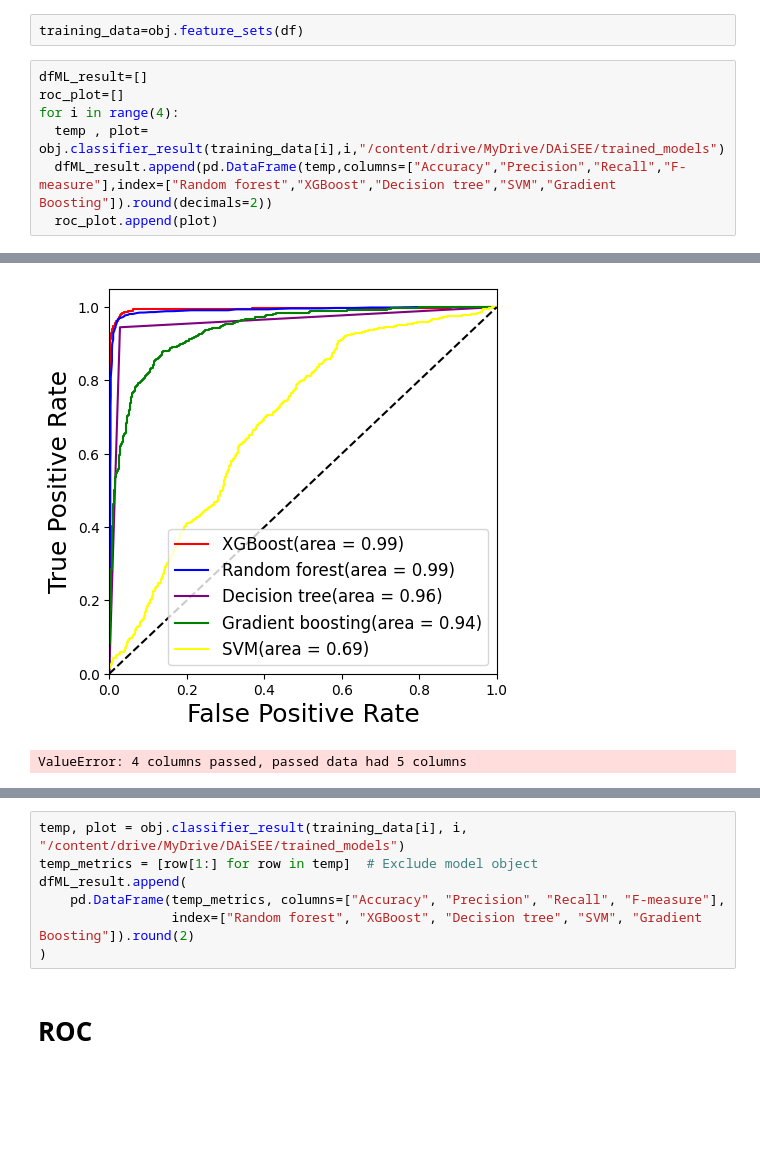
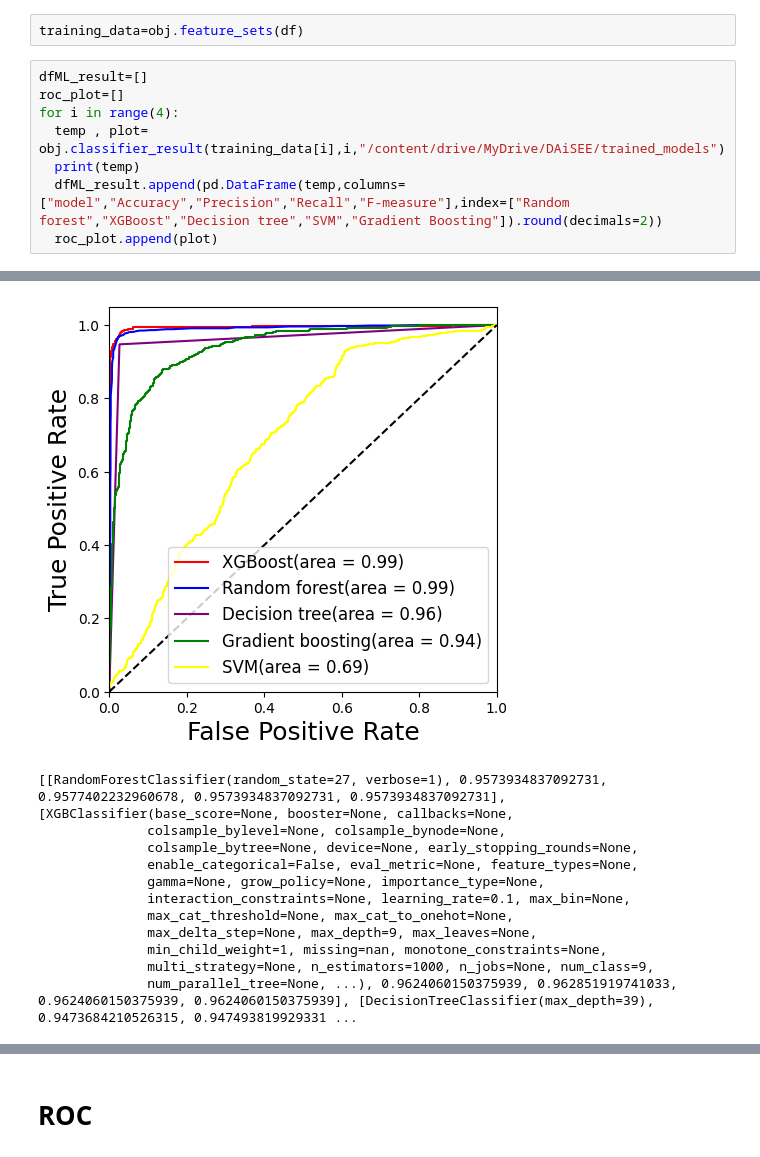
Before and after one commit to rijju-das/Automatic-emotional-image-captioning, a Jupyter notebook: run_MLmodels.ipynb, the cells around one changed output, grey strips where cells are left out. Saved outputs shown, nothing was run; the diff lists cells and outputs as text; blank space fills up the shorter version.

```diff
--- a/run_MLmodels.ipynb
+++ b/run_MLmodels.ipynb
@@ -108,6 +130,7 @@ dfML_result=[]
 roc_plot=[]
 for i in range(4):
   temp , plot= obj.classifier_result(training_data[i],i,"/content/drive/MyDrive/DAiSEE/trained_models")
-  dfML_result.append(pd.DataFrame(temp,columns=["Accuracy","Precision","Recall","F-measure"],index=["Random forest","XGBoost","Decision tree","SVM","Gradient Boosting"]).round(decimals=2))
+  print(temp)
+  dfML_result.append(pd.DataFrame(temp,columns=["model","Accuracy","Precision","Recall","F-measure"],index=["Random forest","XGBoost","Decision tree","SVM","Gradient Boosting"]).round(decimals=2))
   roc_plot.append(plot)
 # %% [output]
@@ -116,8 +139,18 @@ for i in range(4):
 [Parallel(n_jobs=1)]: Done  49 tasks      | elapsed:    0.0s
 [Parallel(n_jobs=1)]: Done 100 out of 100 | elapsed:    0.0s finished
 [Parallel(n_jobs=1)]: Done  49 tasks      | elapsed:    0.0s
 [Parallel(n_jobs=1)]: Done 100 out of 100 | elapsed:    0.0s finished
 [Parallel(n_jobs=1)]: Done  49 tasks      | elapsed:    0.0s
 [Parallel(n_jobs=1)]: Done 100 out of 100 | elapsed:    0.0s finished
-[figure, old version]
+[figure, new version]
-ValueError: 4 columns passed, passed data had 5 columns
+[[RandomForestClassifier(random_state=27, verbose=1), 0.9573934837092731, 0.9577402232960678, 0.9573934837092731, 0.9573934837092731], [XGBClassifier(base_score=None, booster=None, callbacks=None,
+              colsample_bylevel=None, colsample_bynode=None,
+              colsample_bytree=None, device=None, early_stopping_rounds=None,
+              enable_categorical=False, eval_metric=None, feature_types=None,
+              gamma=None, grow_policy=None, importance_type=None,
+              interaction_constraints=None, learning_rate=0.1, max_bin=None,
+              max_cat_threshold=None, max_cat_to_onehot=None,
+              max_delta_step=None, max_depth=9, max_leaves=None,
+              min_child_weight=1, missing=nan, monotone_constraints=None,
+              multi_strategy=None, n_estimators=1000, n_jobs=None, num_class=9,
+              num_parallel_tree=None, ...), 0.9624060150375939, 0.962851919741033, 0.9624060150375939, 0.9624060150375939], [DecisionTreeClassifier(max_depth=39), 0.9473684210526315, 0.947493819929331 ...
@@ -124,10 +217,3 @@ ValueError: 4 columns passed, passed data had 5 columns
-# %%
-temp, plot = obj.classifier_result(training_data[i], i, "/content/drive/MyDrive/DAiSEE/trained_models")
-temp_metrics = [row[1:] for row in temp]  # Exclude model object
-dfML_result.append(
-    pd.DataFrame(temp_metrics, columns=["Accuracy", "Precision", "Recall", "F-measure"],
-                 index=["Random forest", "XGBoost", "Decision tree", "SVM", "Gradient Boosting"]).round(2)
-)
 # %% [markdown]
 # ROC
 # %%
```
Also changed, not shown: parts of 8 cells of this notebook.
